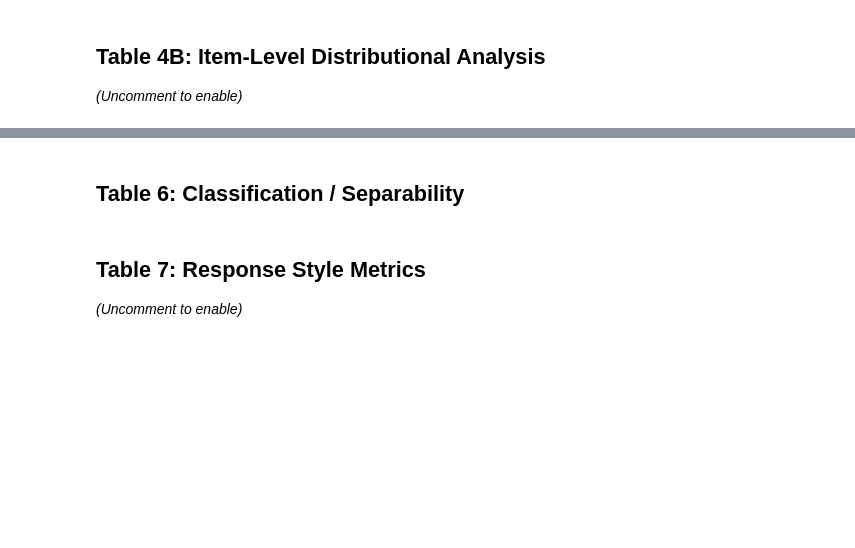
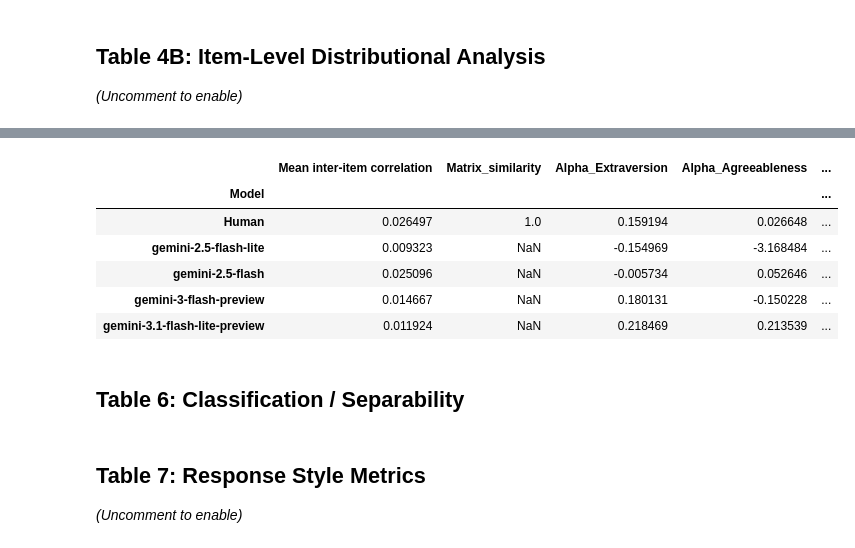
Before and after one commit to arshchowdhry1998/Human-and-LLM-distribution-, a Jupyter notebook: big_five_comparison_analysis.ipynb, the cells around one changed output, grey strips where cells are left out. Saved outputs shown, nothing was run; the diff lists cells and outputs as text; code cells hidden in the pictures; blank space fills up the shorter version.

```diff
--- a/big_five_comparison_analysis.ipynb
+++ b/big_five_comparison_analysis.ipynb
@@ -818,5 +866,54 @@ plt.show()
 
 *(Uncomment to enable)*
+# %%
+item_cols = [f'item_{i}' for i in range(1, 51)]
+human_df  = df_all[df_all['source'] == 'Human']
+
+human_cor        = human_df[item_cols].corr()
+mask             = np.triu(np.ones_like(human_cor), k=1).astype(bool)
+human_upper      = human_cor.where(mask).stack().values
+human_mean_inter = human_cor.where(mask).stack().mean()
+
+rows = []
+for llm in llm_list:
+    llm_df  = df_all[df_all['source'] == llm]
+    llm_cor = llm_df[item_cols].corr()
+
+    matrix_sim   = np.corrcoef(human_upper, llm_cor.where(mask).stack().values)[0, 1]
+    mean_inter   = llm_cor.where(mask).stack().mean()
+
+    alphas = {
+        trait: cronbach_alpha(llm_df[[f'item_{i}' for i in items]])
+        for trait, items in TRAIT_STRUCTURE.items()
+    }
+
+    rows.append({
+        'Model':              llm,
+        'Mean inter-item correlation':  mean_inter,
+        'Matrix_similarity':  matrix_sim,
+        **{f'Alpha_{trait}': val for trait, val in alphas.items()}
+    })
+
+# Append human row for reference
+rows.insert(0, {
+    'Model':             'Human',
+    'Mean inter-item correlation':  human_mean_inter,
+    'Matrix_similarity':  1.0,
+    **{f'Alpha_{trait}': cronbach_alpha(human_df[[f'item_{i}' for i in items]])
+       for trait, items in TRAIT_STRUCTURE.items()}
+})
+
+df_table5 = pd.DataFrame(rows).set_index('Model')
+df_table5.to_csv(output_dir / 'table5_structural_comparison.csv')
+df_table5
+# %% [output]
+|  | Mean inter-item correlation | Matrix_similarity | Alpha_Extraversion | Alpha_Agreeableness | ... |
+| Model |  |  |  |  | ... |
+| Human | 0.026497 | 1.0 | 0.159194 | 0.026648 | ... |
+| gemini-2.5-flash-lite | 0.009323 | NaN | -0.154969 | -3.168484 | ... |
+| gemini-2.5-flash | 0.025096 | NaN | -0.005734 | 0.052646 | ... |
+| gemini-3-flash-preview | 0.014667 | NaN | 0.180131 | -0.150228 | ... |
+| gemini-3.1-flash-lite-preview | 0.011924 | NaN | 0.218469 | 0.213539 | ... |
 # %%
 def structural_comparison(df: pd.DataFrame, source_label: str) -> dict:
     """Compute structural metrics for one group"""
```
Also changed, not shown: parts of 5 cells of this notebook, 3 other files.
